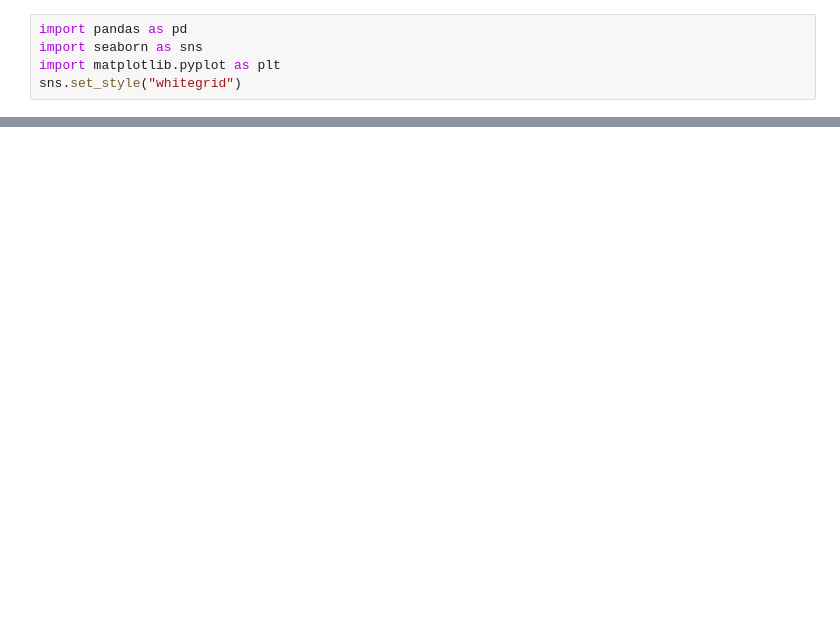
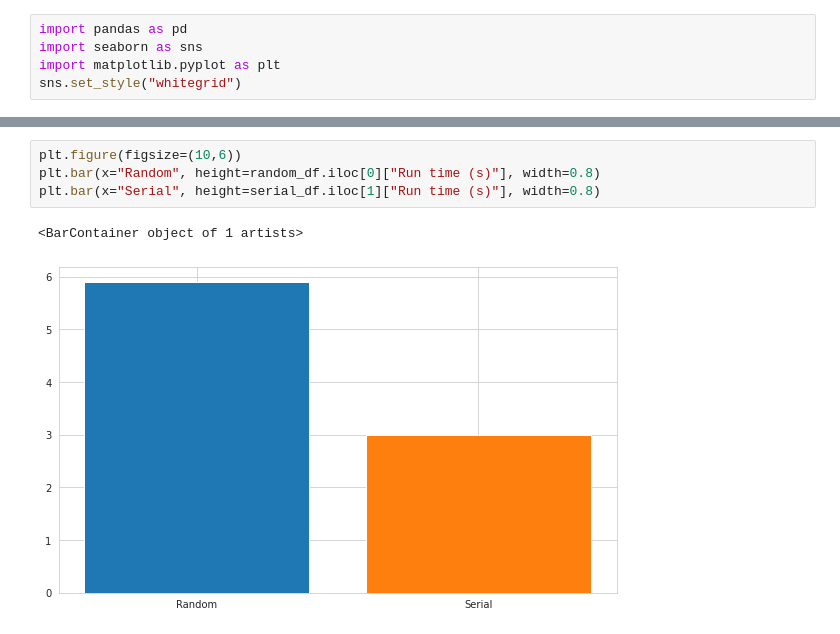
Before and after one commit to RedHorizonss/LiqCrystProj, a Jupyter notebook: Plotting_code.ipynb, the cells around one changed output, grey strips where cells are left out. Saved outputs shown, nothing was run; the diff lists cells and outputs as text; blank space fills up the shorter version.

```diff
--- a/Plotting_code.ipynb
+++ b/Plotting_code.ipynb
@@ -38,0 +135,7 @@ serial_df = pd.read_csv("Numpy/timeInfo_Serial.csv")
+# %%
+plt.figure(figsize=(10,6))
+plt.bar(x="Random", height=random_df.iloc[0]["Run time (s)"], width=0.8)
+plt.bar(x="Serial", height=serial_df.iloc[1]["Run time (s)"], width=0.8)
+# %% [output]
+<BarContainer object of 1 artists>
+[figure, added]
```
Also changed, not shown: parts of 10 cells of this notebook, 5 other files.
